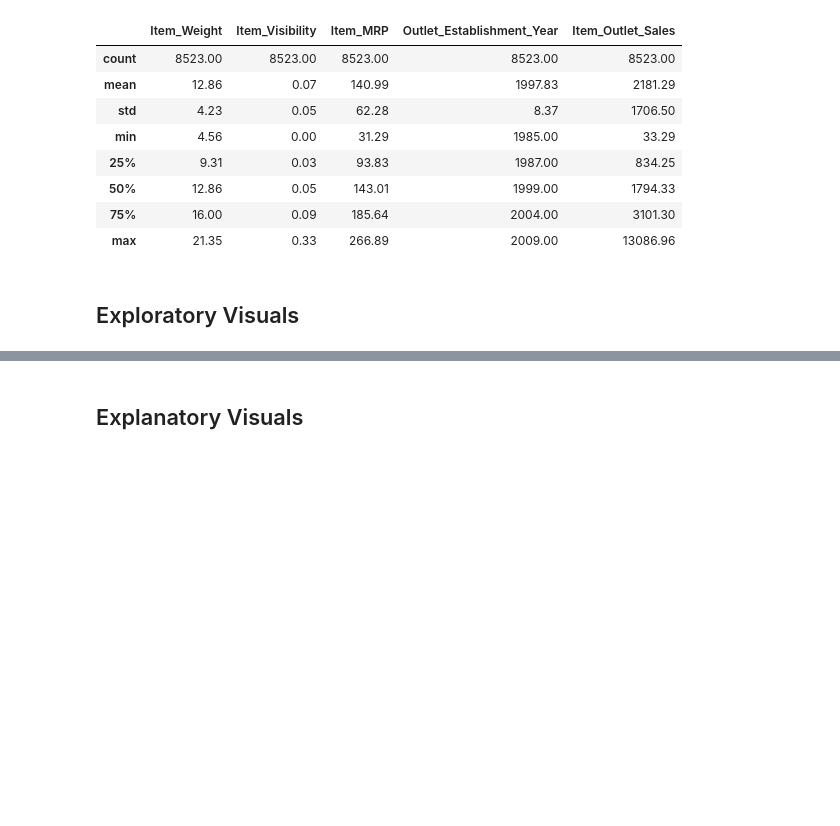
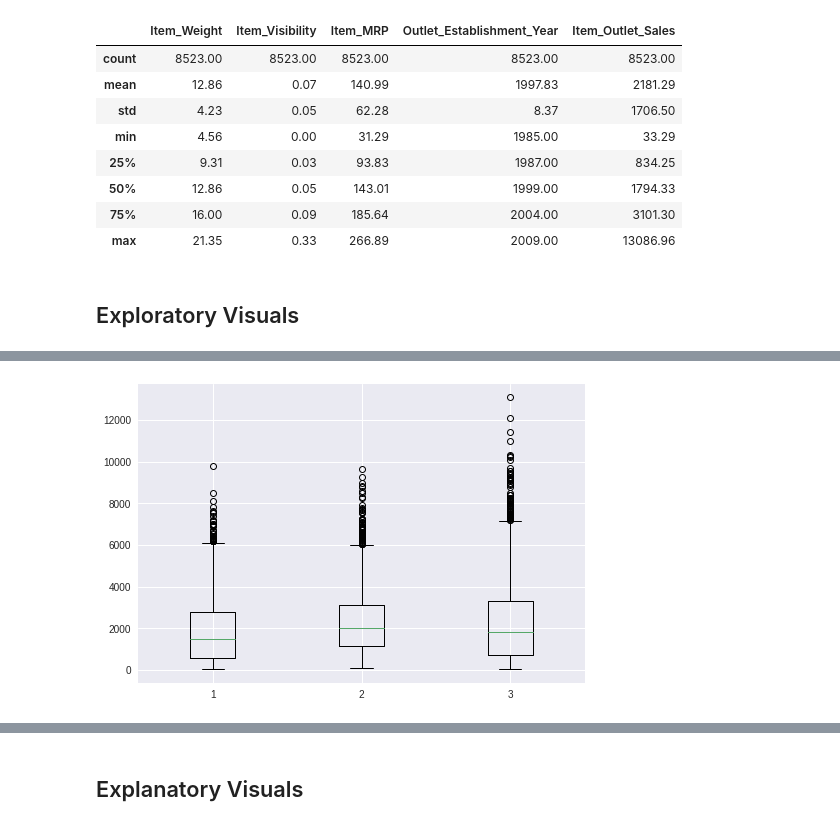
Before and after one commit to cipalisoc/Predictive-Modeling-Sales-Projections, a Jupyter notebook: CodingDojo_Project_1.ipynb, the cells around one changed output, grey strips where cells are left out. Saved outputs shown, nothing was run; the diff lists cells and outputs as text; code cells hidden in the pictures; blank space fills up the shorter version.

```diff
--- a/CodingDojo_Project_1.ipynb
+++ b/CodingDojo_Project_1.ipynb
@@ -174,0 +224,19 @@ data_frame.describe().round(2)
+# %%
+## Filter out the three Tiers into their own data frames
+T1 = data_frame['Outlet_Location_Type'] == 'Tier 1'
+T1_df = data_frame[T1]
+Tier1 = T1_df['Item_Outlet_Sales']
+
+T2 = data_frame['Outlet_Location_Type'] == 'Tier 2'
+T2_df = data_frame[T2]
+Tier2 = T2_df['Item_Outlet_Sales']
+
+T3 = data_frame['Outlet_Location_Type'] == 'Tier 3'
+T3_df = data_frame[T3]
+Tier3 = T3_df['Item_Outlet_Sales']
+# %%
+## Create a Boxplot using the filtered data above
+plt.style.use('seaborn')
+plt.boxplot([Tier1 , Tier2, Tier3]);
+# %% [output]
+[figure, added]
```
Also changed, not shown: parts of 8 cells of this notebook.
